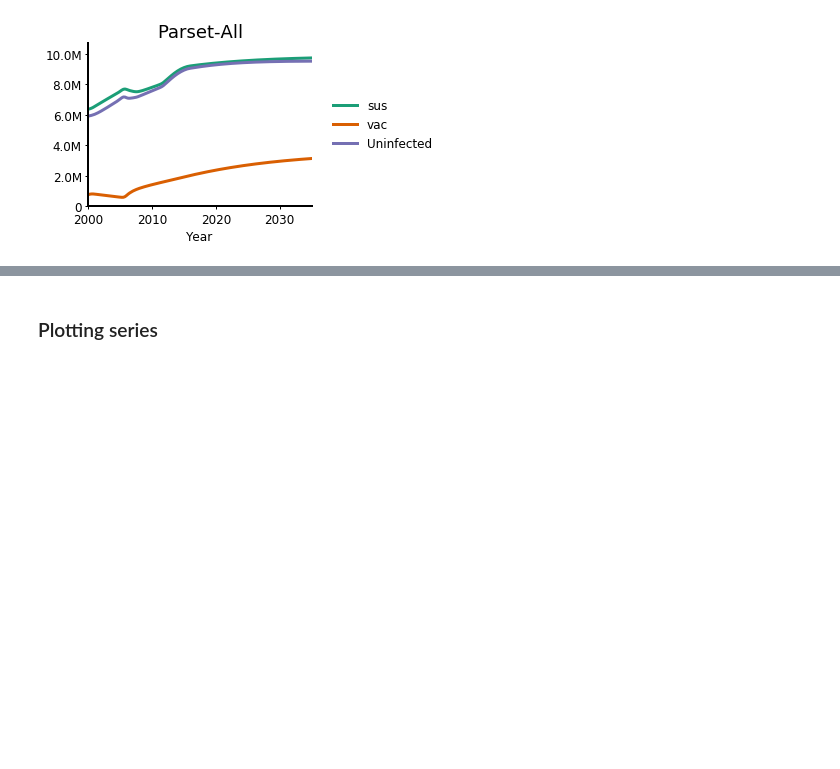
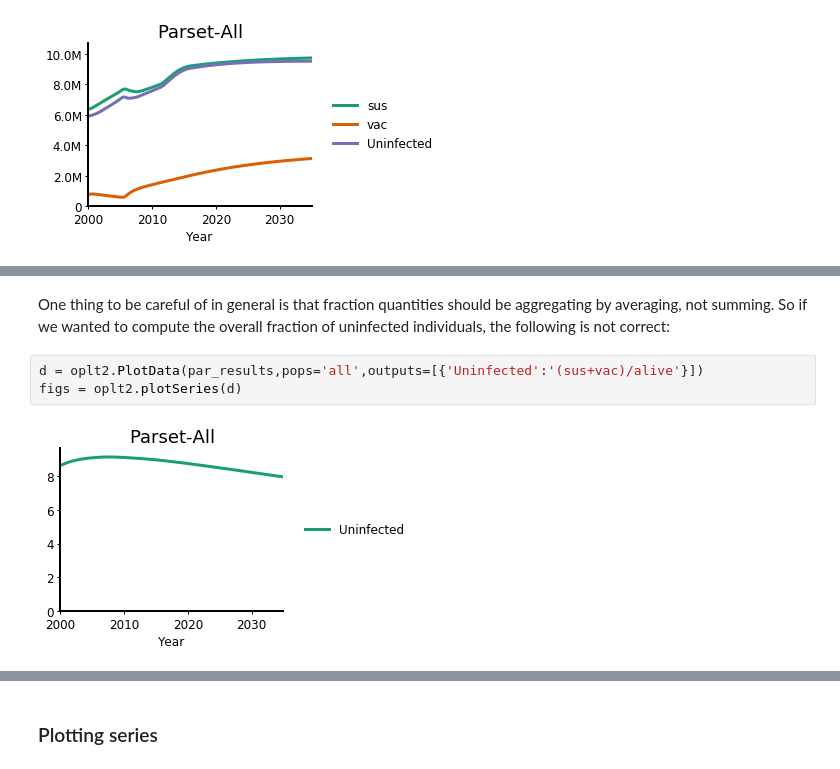
Before and after one commit to optimamodel/optima-tb, a Jupyter notebook: doc/plotting2.ipynb, the cells around one changed output, grey strips where cells are left out. Drawn from its saved outputs; the diff is of its cells as text; blank space fills up the shorter version.

```diff
--- a/doc/plotting2.ipynb
+++ b/doc/plotting2.ipynb
@@ -170,0 +194,7 @@ figs = oplt2.plotSeries(d)
+# %% [markdown]
+One thing to be careful of in general is that fraction quantities should be aggregating by averaging, not summing. So if we wanted to compute the overall fraction of uninfected individuals, the following is not correct:
+# %%
+d = oplt2.PlotData(par_results,pops='all',outputs=[{'Uninfected':'(sus+vac)/alive'}])
+figs = oplt2.plotSeries(d)
+# %% [output]
+[figure, added]
```
Also changed, not shown: parts of 45 cells of this notebook, 2 other files.
